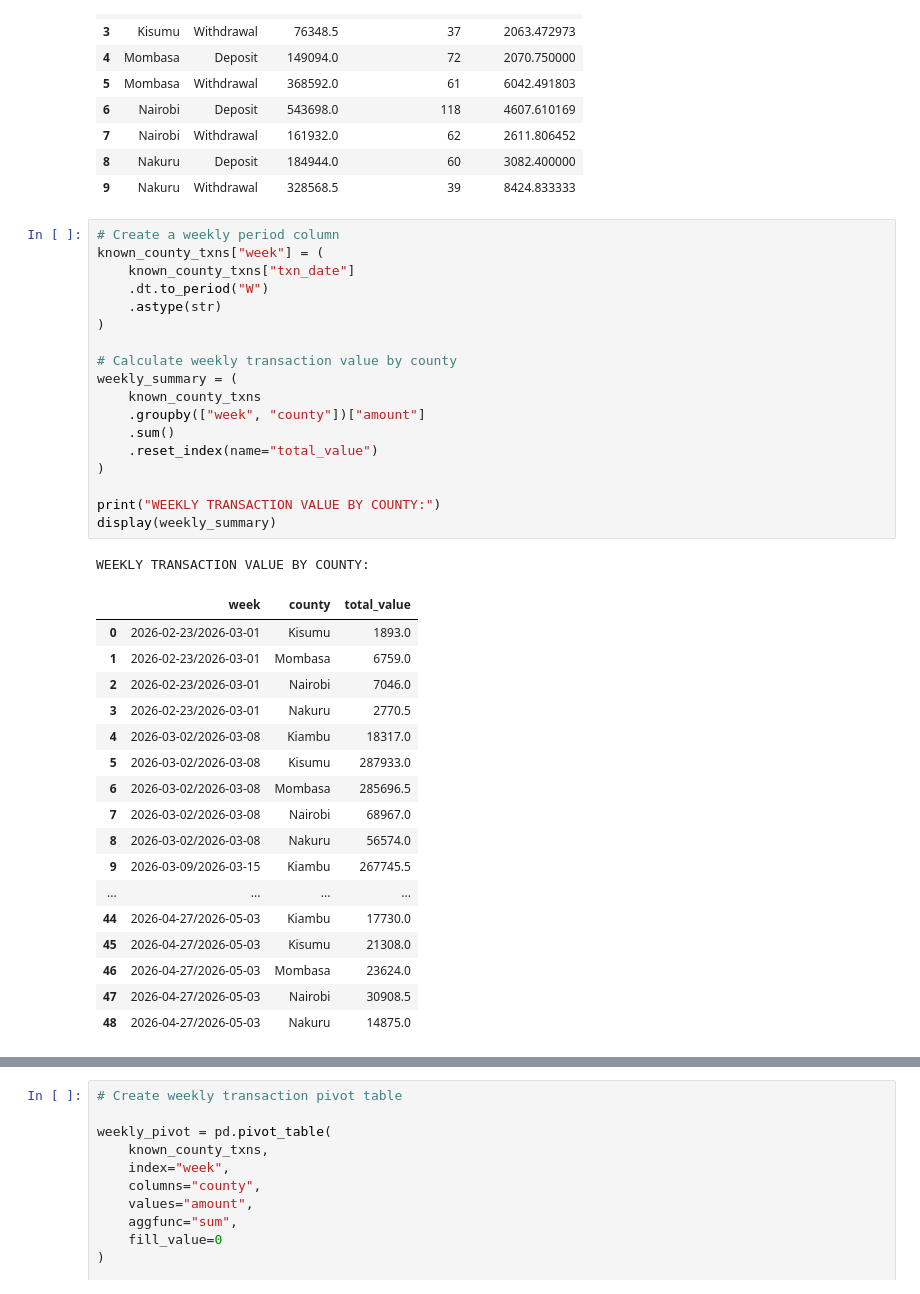
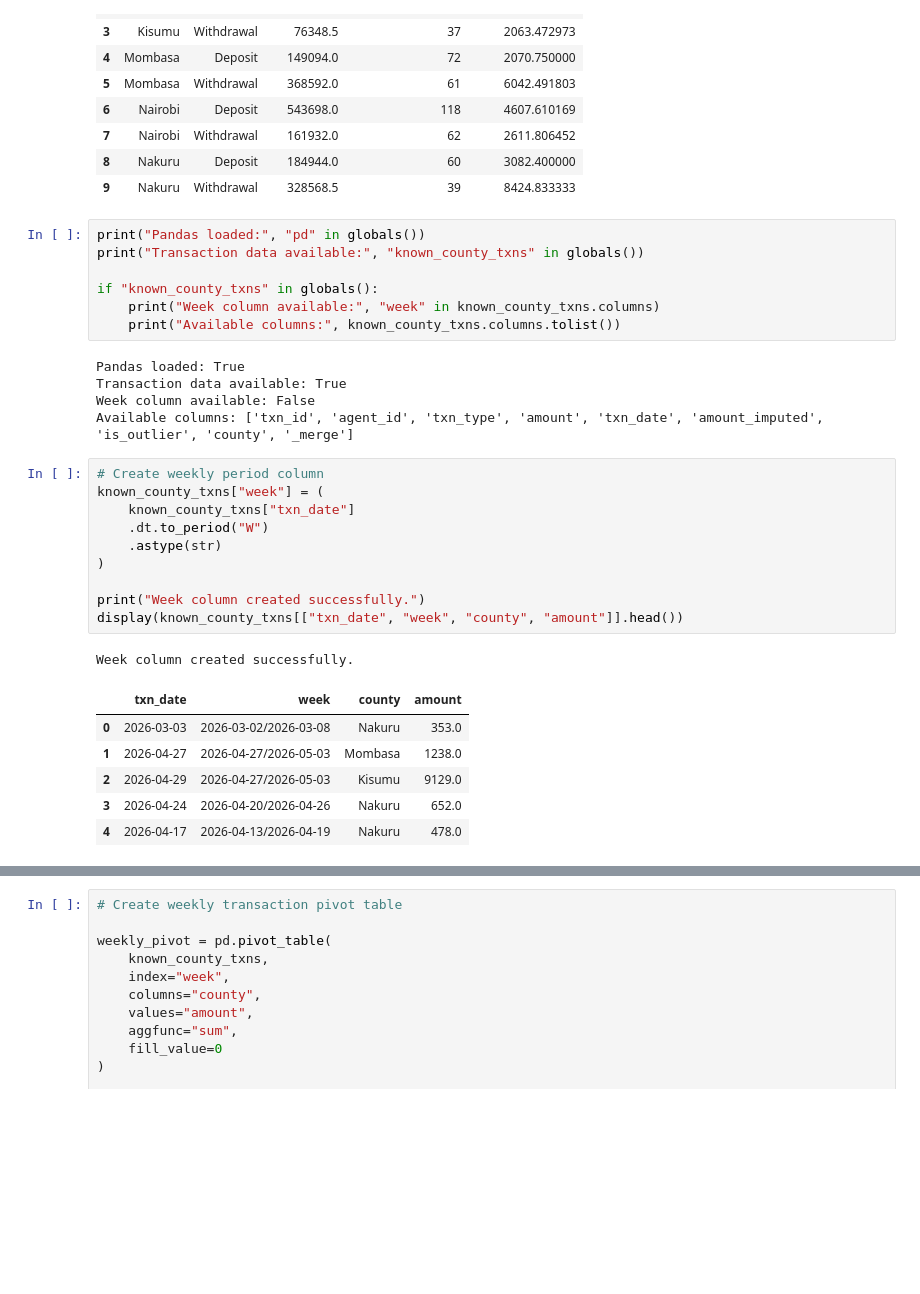
Before and after one commit to gisoresteve-collab/plp-da-a3-duka-sales-and-agent-cleanup, a Jupyter notebook: agent_cleanup.ipynb, the cells around one changed output, grey strips where cells are left out. Cells and saved outputs as stored; diff of their text form; blank space fills up the shorter version.

```diff
--- a/agent_cleanup.ipynb
+++ b/agent_cleanup.ipynb
@@ -458,40 +459,33 @@ COUNTY SUMMARY:
 | 7 | Nairobi | Withdrawal | 161932.0 | 62 | 2611.806452 |
 | 8 | Nakuru | Deposit | 184944.0 | 60 | 3082.400000 |
 | 9 | Nakuru | Withdrawal | 328568.5 | 39 | 8424.833333 |
+# %%
+print("Pandas loaded:", "pd" in globals())
+print("Transaction data available:", "known_county_txns" in globals())
+
+if "known_county_txns" in globals():
+    print("Week column available:", "week" in known_county_txns.columns)
+    print("Available columns:", known_county_txns.columns.tolist())
+# %% [output]
+Pandas loaded: True
+Transaction data available: True
+Week column available: False
+Available columns: ['txn_id', 'agent_id', 'txn_type', 'amount', 'txn_date', 'amount_imputed', 'is_outlier', 'county', '_merge']
 # %%
-# Create a weekly period column
+# Create weekly period column
 known_county_txns["week"] = (
     known_county_txns["txn_date"]
     .dt.to_period("W")
     .astype(str)
 )
 
-# Calculate weekly transaction value by county
-weekly_summary = (
-    known_county_txns
-    .groupby(["week", "county"])["amount"]
-    .sum()
-    .reset_index(name="total_value")
-)
-
-print("WEEKLY TRANSACTION VALUE BY COUNTY:")
-display(weekly_summary)
+print("Week column created successfully.")
+display(known_county_txns[["txn_date", "week", "county", "amount"]].head())
 # %% [output]
-WEEKLY TRANSACTION VALUE BY COUNTY:
+Week column created successfully.
-|  | week | county | total_value |
-| 0 | 2026-02-23/2026-03-01 | Kisumu | 1893.0 |
-| 1 | 2026-02-23/2026-03-01 | Mombasa | 6759.0 |
-| 2 | 2026-02-23/2026-03-01 | Nairobi | 7046.0 |
-| 3 | 2026-02-23/2026-03-01 | Nakuru | 2770.5 |
-| 4 | 2026-03-02/2026-03-08 | Kiambu | 18317.0 |
-| 5 | 2026-03-02/2026-03-08 | Kisumu | 287933.0 |
-| 6 | 2026-03-02/2026-03-08 | Mombasa | 285696.5 |
-| 7 | 2026-03-02/2026-03-08 | Nairobi | 68967.0 |
-| 8 | 2026-03-02/2026-03-08 | Nakuru | 56574.0 |
-| 9 | 2026-03-09/2026-03-15 | Kiambu | 267745.5 |
-| ... | ... | ... | ... |
-| 44 | 2026-04-27/2026-05-03 | Kiambu | 17730.0 |
-| 45 | 2026-04-27/2026-05-03 | Kisumu | 21308.0 |
-| 46 | 2026-04-27/2026-05-03 | Mombasa | 23624.0 |
-| 47 | 2026-04-27/2026-05-03 | Nairobi | 30908.5 |
-| 48 | 2026-04-27/2026-05-03 | Nakuru | 14875.0 |
+|  | txn_date | week | county | amount |
+| 0 | 2026-03-03 | 2026-03-02/2026-03-08 | Nakuru | 353.0 |
+| 1 | 2026-04-27 | 2026-04-27/2026-05-03 | Mombasa | 1238.0 |
+| 2 | 2026-04-29 | 2026-04-27/2026-05-03 | Kisumu | 9129.0 |
+| 3 | 2026-04-24 | 2026-04-20/2026-04-26 | Nakuru | 652.0 |
+| 4 | 2026-04-17 | 2026-04-13/2026-04-19 | Nakuru | 478.0 |
```
Also changed, not shown: parts of 3 cells of this notebook, 1 other file.
